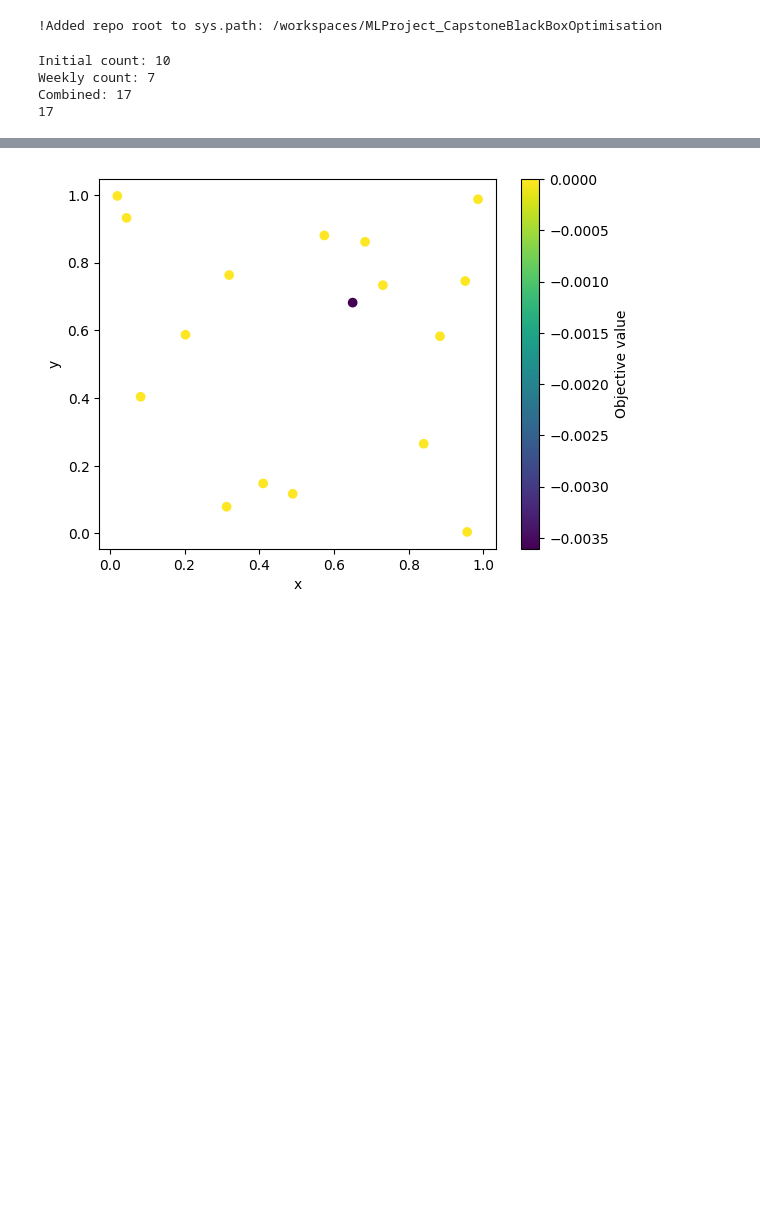
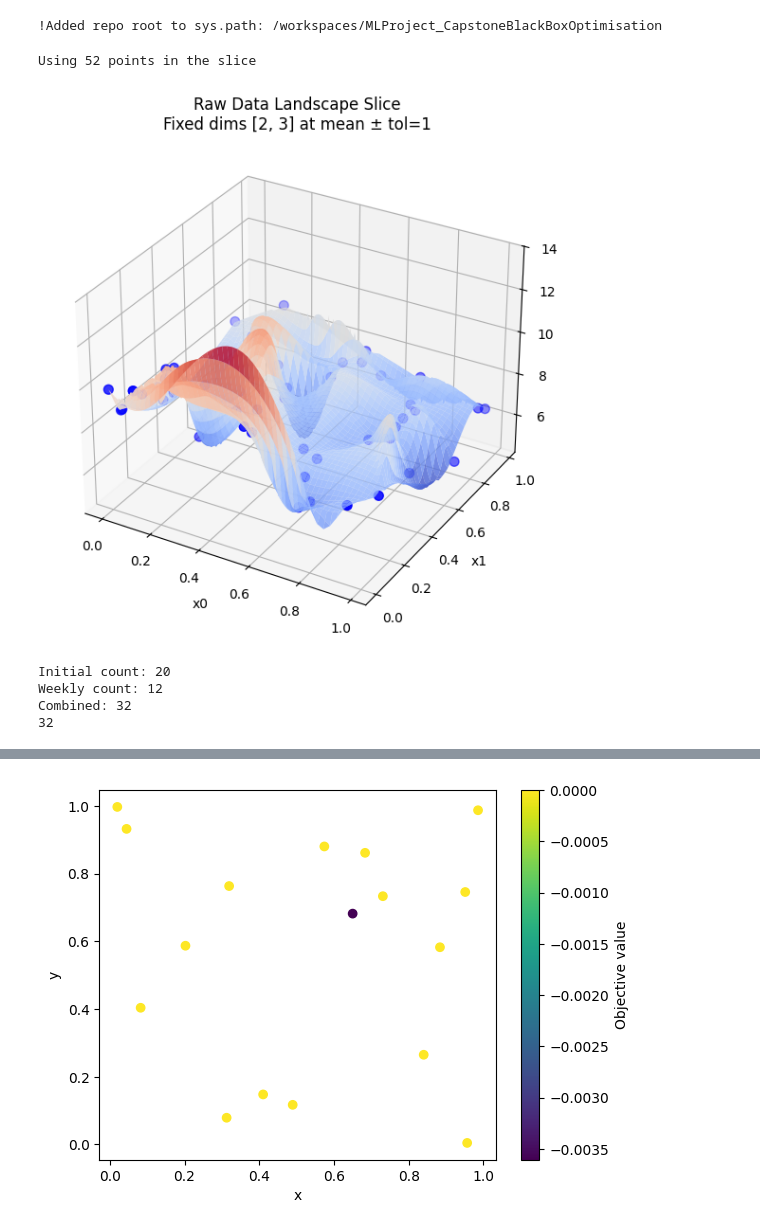
Before and after one commit to AnnemarieKeller/MLProject_CapstoneBlackBoxOptimisation, a Jupyter notebook: analysis/Weekly Reports/evaluation.ipynb, the cells around one changed output, grey strips where cells are left out. Cells and saved outputs as stored; diff of their text form; code cells hidden in the pictures; blank space fills up the shorter version.

```diff
--- a/analysis/Weekly Reports/evaluation.ipynb
+++ b/analysis/Weekly Reports/evaluation.ipynb
@@ -39,13 +31,74 @@ from scripts.utils.generateX_Y import *
 # from collections import defaultdict
 # %% [output]
 !Added repo root to sys.path: /workspaces/MLProject_CapstoneBlackBoxOptimisation
+# %%
+import numpy as np
+import matplotlib.pyplot as plt
+from scipy.interpolate import griddata
+
+# -------------------
+# Replace with your data
+
+
+# -------------------
+# Choose 2 dims to plot, fix others
+# -------------------
+d1, d2 = 0, 1
+fixed_dims = [2, 3]
+fixed_values = X[:, fixed_dims].mean(axis=0)
+
+tol = 1 # Increase tolerance due to sparsity
+
+# Select points near the slice
+mask = np.all(np.abs(X[:, fixed_dims] - fixed_values) < tol, axis=1)
+X2 = X[mask][:, [d1, d2]]
+y2 = y[mask]
+
+print(f"Using {len(y2)} points in the slice")
+
+if len(y2) < 5:
+    raise ValueError("Not enough points in slice; increase tolerance or choose different fixed dims.")
+
+# -------------------
+# Create grid for interpolation
+# -------------------
+xi = np.linspace(X2[:, 0].min(), X2[:, 0].max(), 100)
+yi = np.linspace(X2[:, 1].min(), X2[:, 1].max(), 100)
+XI, YI = np.meshgrid(xi, yi)
+
+# Interpolate raw y values on grid
+ZI = griddata(X2, y2, (XI, YI), method='cubic')
+
+# -------------------
+# Plot the surface + raw points
+# -------------------
+fig = plt.figure(figsize=(8, 6))
+ax = fig.add_subplot(111, projection='3d')
+
+# Surface plot (may have some NaNs if sparse)
+ax.plot_surface(XI, YI, ZI, cmap='coolwarm', alpha=0.8, edgecolor='none')
+
+# Scatter raw points
+ax.scatter(X2[:, 0], X2[:, 1], y2, color='blue', s=50)
+
+ax.set_xlabel(f"x{d1}")
+ax.set_ylabel(f"x{d2}")
+ax.set_zlabel("y")
+ax.set_title(f"Raw Data Landscape Slice\nFixed dims {fixed_dims} at mean ± tol={tol}")
+
+plt.tight_layout()
+plt.show()
+# %% [output]
+Using 52 points in the slice
+[figure, added]
 # %%
-X, y = generate_data(1,7)
+from scripts.utils.generateX_Y import generate_data
+X, y = generate_data(6,13)
 # %% [output]
-Initial count: 10
-Weekly count: 7
-Combined: 17
-17
+Initial count: 20
+Weekly count: 12
+Combined: 32
+32
 # %%
 import numpy as np
 
```
Also changed, not shown: parts of 4 cells of this notebook, 14 other files.
